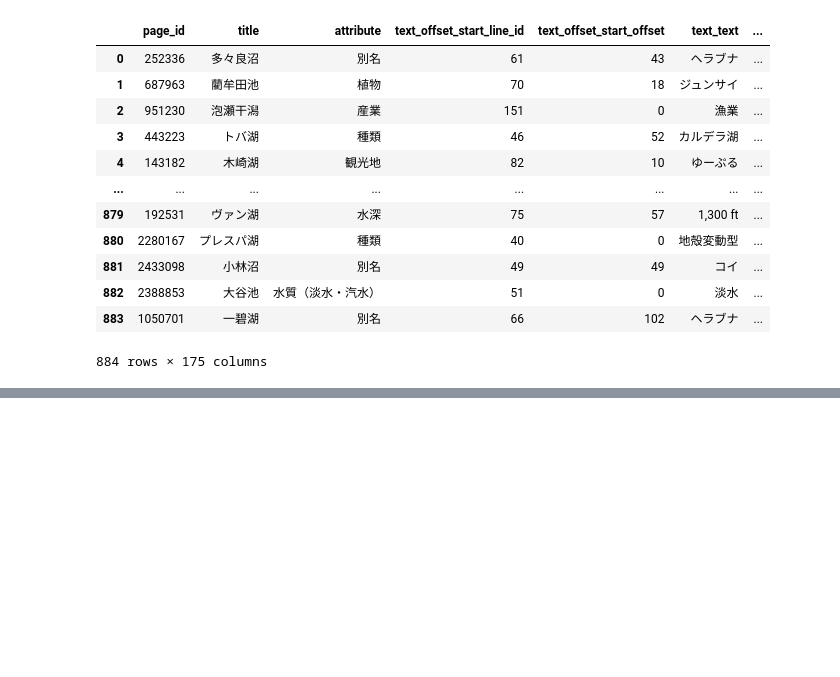
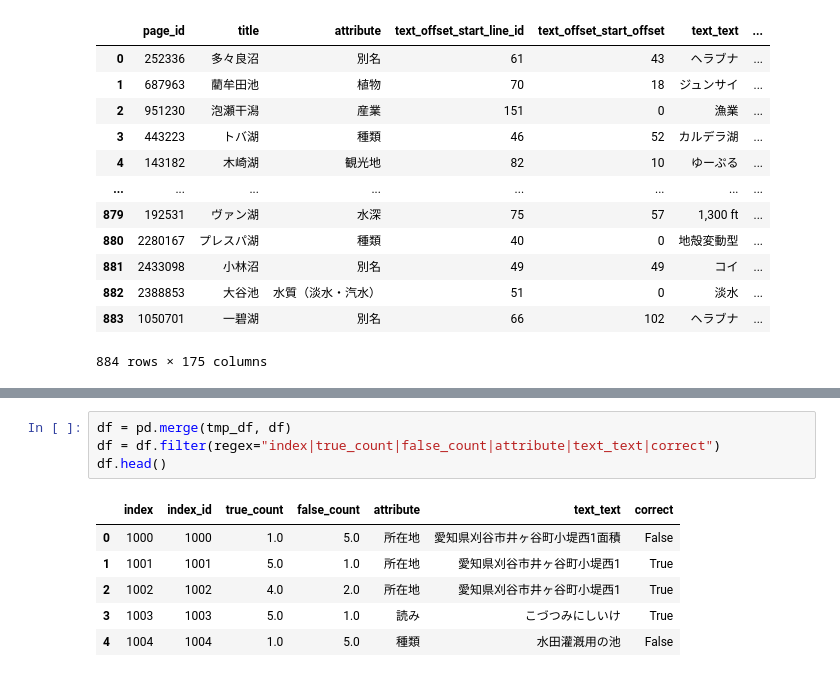
Before and after one commit to keimoriyama/baseline, a Jupyter notebook: data_check.ipynb, the cells around one changed output, grey strips where cells are left out. Drawn from its saved outputs; the diff is of its cells as text; blank space fills up the shorter version.

```diff
--- a/data_check.ipynb
+++ b/data_check.ipynb
@@ -358,0 +331,11 @@ df
+# %%
+df = pd.merge(tmp_df, df)
+df = df.filter(regex="index|true_count|false_count|attribute|text_text|correct")
+df.head()
+# %% [output]
+|  | index | index_id | true_count | false_count | attribute | text_text | correct |
+| 0 | 1000 | 1000 | 1.0 | 5.0 | 所在地 | 愛知県刈谷市井ヶ谷町小堤西1面積 | False |
+| 1 | 1001 | 1001 | 5.0 | 1.0 | 所在地 | 愛知県刈谷市井ヶ谷町小堤西1 | True |
+| 2 | 1002 | 1002 | 4.0 | 2.0 | 所在地 | 愛知県刈谷市井ヶ谷町小堤西1 | True |
+| 3 | 1003 | 1003 | 5.0 | 1.0 | 読み | こづつみにしいけ | True |
+| 4 | 1004 | 1004 | 1.0 | 5.0 | 種類 | 水田灌漑用の池 | False |
```
Also changed, not shown: parts of 15 cells of this notebook, 3 other files.
